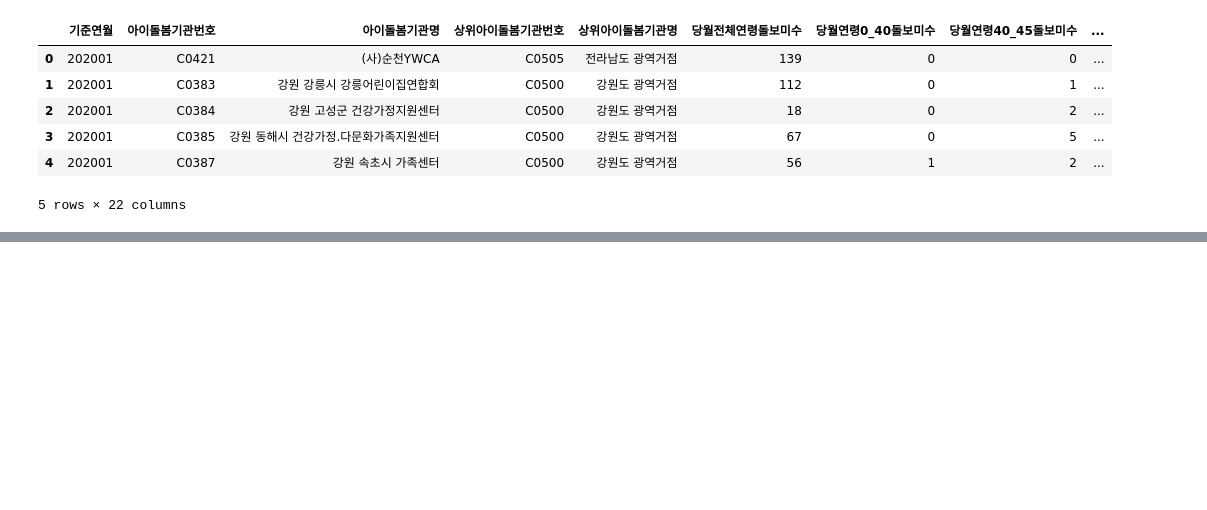
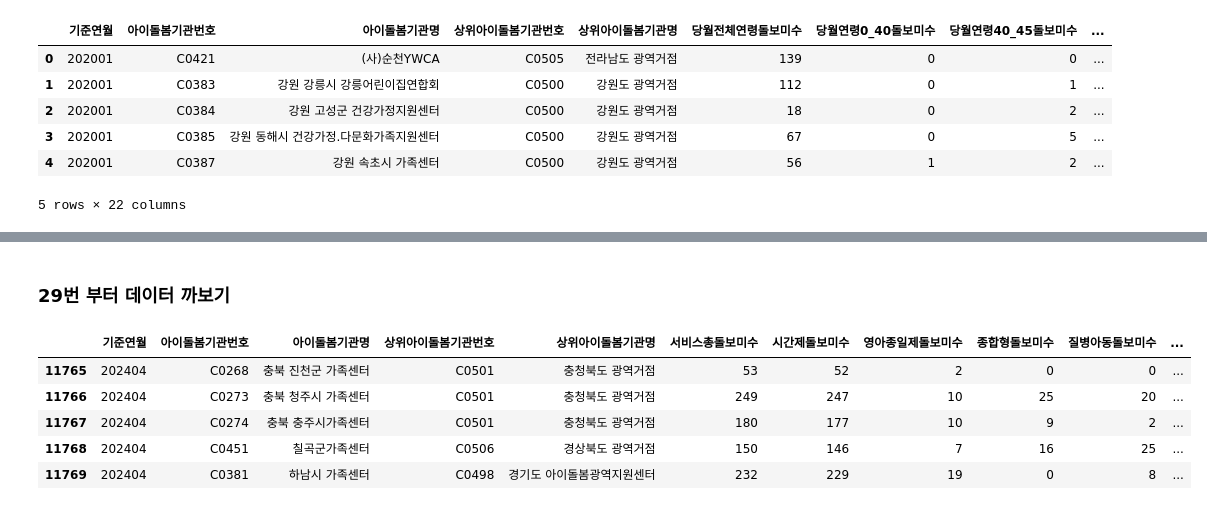
Before and after one commit to CodeArt-Team/MLcompetetion, a Jupyter notebook: 공모전/서울GovTech/돌봄서비스/데이터 읽어오기_jihwan.ipynb, the cells around one changed output, grey strips where cells are left out. Saved outputs shown, nothing was run; the diff lists cells and outputs as text; code cells hidden in the pictures; blank space fills up the shorter version.

```diff
--- a/공모전/서울GovTech/돌봄서비스/데이터 읽어오기_jihwan.ipynb
+++ b/공모전/서울GovTech/돌봄서비스/데이터 읽어오기_jihwan.ipynb
@@ -58,3 +87,27 @@ service_info4.head()
 | 2 | 202001 | C0384 | 강원 고성군 건강가정지원센터 | C0500 | 강원도 광역거점 | 18 | 4 | 1 | 18 | ... |
 | 3 | 202001 | C0385 | 강원 동해시 건강가정.다문화가족지원센터 | C0500 | 강원도 광역거점 | 67 | 55 | 8 | 54 | ... |
 | 4 | 202001 | C0387 | 강원 속초시 가족센터 | C0500 | 강원도 광역거점 | 56 | 32 | 10 | 42 | ... |
+# %% [markdown]
+### 29번 부터  데이터 까보기
+# %%
+
+data29 = pd.read_excel("데이터파일/29.여성가족부_아이돌보미 현황 서비스별 정보 서비스_20240611.xlsx")
+data30 = pd.read_excel("데이터파일/30.여성가족부_아이돌보미 현황 성별 정보 서비스_20240611.xlsx")
+data31 = pd.read_excel("데이터파일/31.여성가족부_아이돌보미 현황 연령대별 정보 서비스_20240611.xlsx")
+data32 = pd.read_excel("데이터파일/32.여성가족부_아이돌보미 현황 정보 서비스_20240611.xlsx")
+data33 = pd.read_excel("데이터파일/33.여성가족부_아이돌봄 누적가정실적현황 정보 서비스_20240612.xlsx")
+data34 = pd.read_excel("데이터파일/34.여성가족부_아이돌봄 누적가정실적현황-가정유형소득기준별 정보 서비스_20240715.xlsx")
+data35 = pd.read_excel("데이터파일/35.여성가족부_아이돌봄 누적아동실적현황 연령별 정보 서비스_20240612.xlsx")
+data36 = pd.read_excel("데이터파일/36.여성가족부_아이돌봄 누적아동실적현황 정보 서비스_20240612.xlsx")
+
+#data 32까지,35,36는 기준년월 4월 33,34 데이터는 기준년 6월데이터
+# %%
+# 29.여성가족부_아이돌보미 현황 서비스별 정보 서비스_
+data29.tail()
+# %% [output]
+|  | 기준연월 | 아이돌봄기관번호 | 아이돌봄기관명 | 상위아이돌봄기관번호 | 상위아이돌봄기관명 | 서비스총돌보미수 | 시간제돌보미수 | 영아종일제돌보미수 | 종합형돌보미수 | 질병아동돌보미수 | ... |
+| 11765 | 202404 | C0268 | 충북 진천군 가족센터 | C0501 | 충청북도 광역거점 | 53 | 52 | 2 | 0 | 0 | ... |
+| 11766 | 202404 | C0273 | 충북 청주시 가족센터 | C0501 | 충청북도 광역거점 | 249 | 247 | 10 | 25 | 20 | ... |
+| 11767 | 202404 | C0274 | 충북 충주시가족센터 | C0501 | 충청북도 광역거점 | 180 | 177 | 10 | 9 | 2 | ... |
+| 11768 | 202404 | C0451 | 칠곡군가족센터 | C0506 | 경상북도 광역거점 | 150 | 146 | 7 | 16 | 25 | ... |
+| 11769 | 202404 | C0381 | 하남시 가족센터 | C0498 | 경기도 아이돌봄광역지원센터 | 232 | 229 | 19 | 0 | 8 | ... |
```
Also changed, not shown: parts of 17 cells of this notebook.
